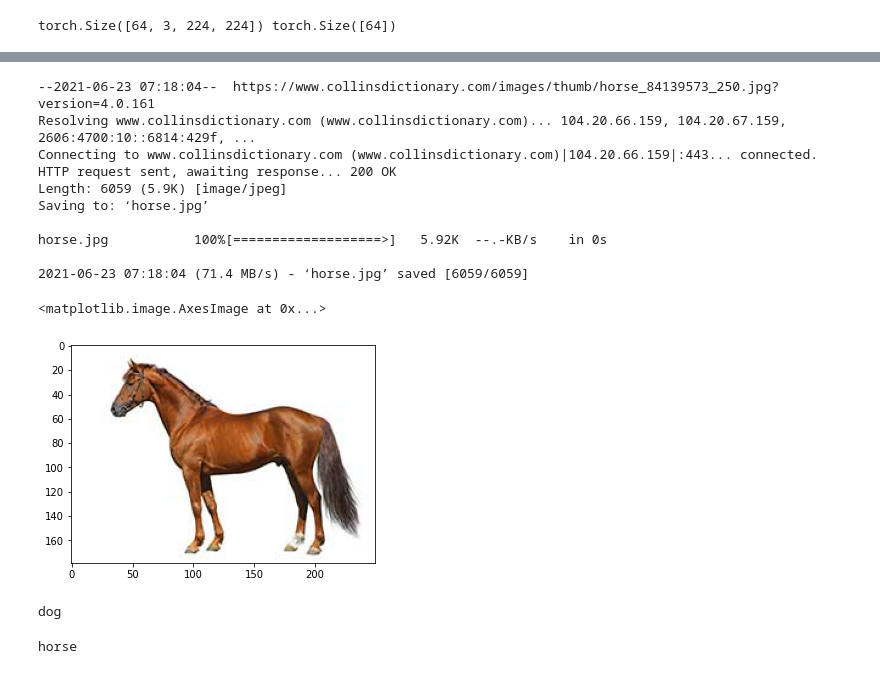
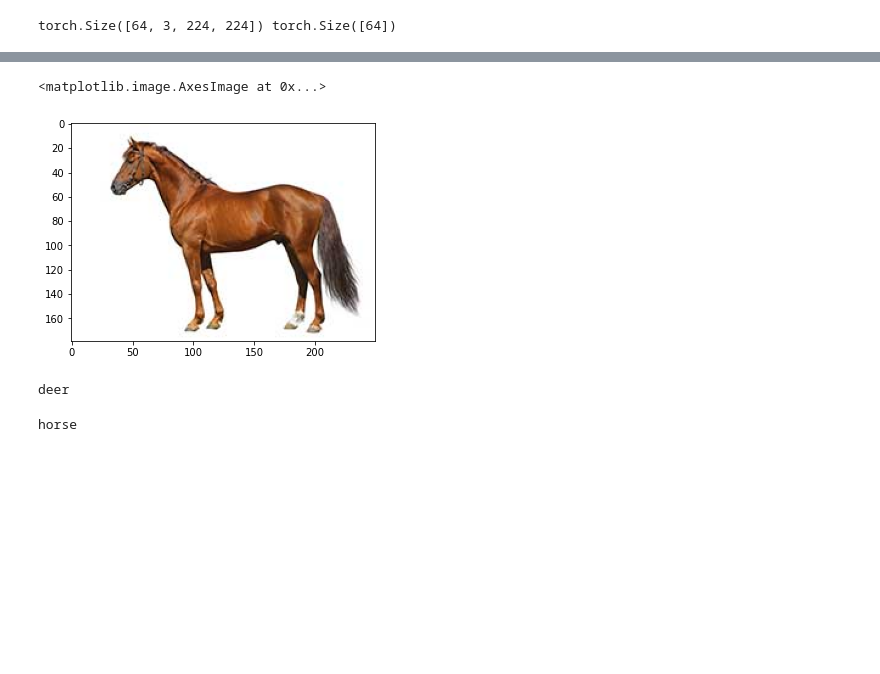
Before and after one commit to veerbm/data-pipeline-demo, a Jupyter notebook: data_processing_pipeline_for_img_classification.ipynb, the cells around one changed output, grey strips where cells are left out. Saved outputs shown, nothing was run; the diff lists cells and outputs as text; code cells hidden in the pictures; blank space fills up the shorter version.

```diff
--- a/data_processing_pipeline_for_img_classification.ipynb
+++ b/data_processing_pipeline_for_img_classification.ipynb
@@ -221,25 +217,14 @@ def predict(img):
     pred = net(img.unsqueeze(0))
     pred = pred.argmax(dim=1) # postprocesssing
     print(class_list[pred.item()]) # postprocesssing
-# %%
-!wget https://www.collinsdictionary.com/images/thumb/horse_84139573_250.jpg?version=4.0.161 -O horse.jpg
-img = Image.open('horse.jpg')
-plt.imshow(img)
-# %% [output]
---2021-06-23 07:18:04--  https://www.collinsdictionary.com/images/thumb/horse_84139573_250.jpg?version=4.0.161
-Resolving www.collinsdictionary.com (www.collinsdictionary.com)... 104.20.66.159, 104.20.67.159, 2606:4700:10::6814:429f, ...
-Connecting to www.collinsdictionary.com (www.collinsdictionary.com)|104.20.66.159|:443... connected.
-HTTP request sent, awaiting response... 200 OK
-Length: 6059 (5.9K) [image/jpeg]
-Saving to: ‘horse.jpg’
-
-horse.jpg           100%[===================>]   5.92K  --.-KB/s    in 0s
-
-2021-06-23 07:18:04 (71.4 MB/s) - ‘horse.jpg’ saved [6059/6059]
-<matplotlib.image.AxesImage at 0x...>
-[figure, removed]
+# %%
+img = Image.open('test_images/horse.jpg')
+plt.imshow(img)
+# %% [output]
+<matplotlib.image.AxesImage at 0x...>
+[figure, added]
 # %%
-predict('puppies.jpg')
+predict('test_images/puppies.jpg')
 # %% [output]
-dog
+deer
 # %%
```
Also changed, not shown: parts of 12 cells of this notebook, 10 other files.
